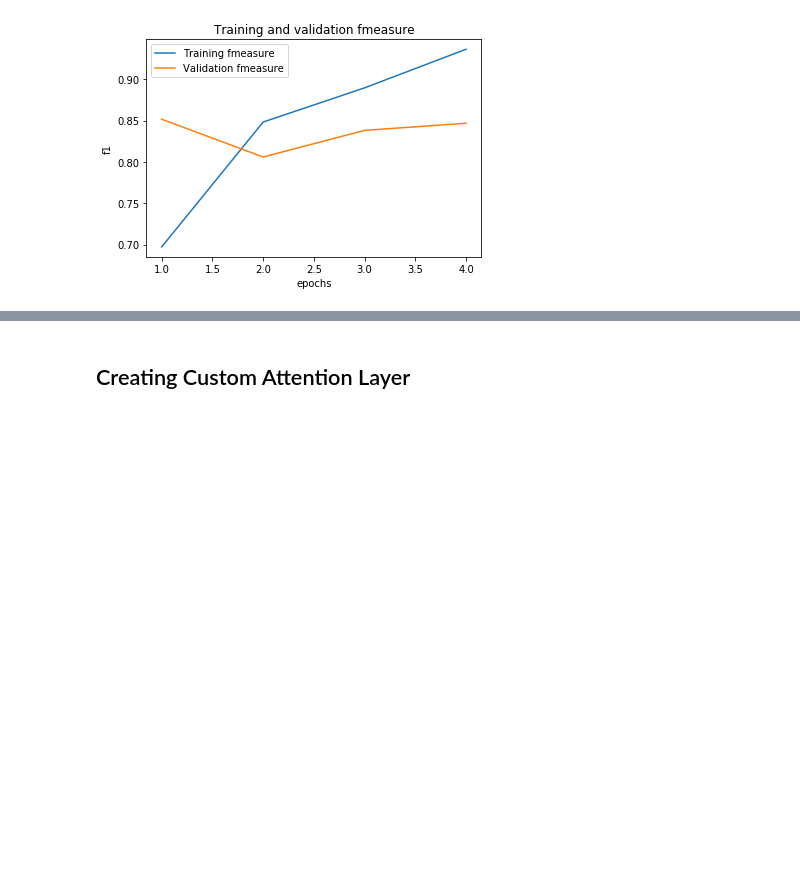
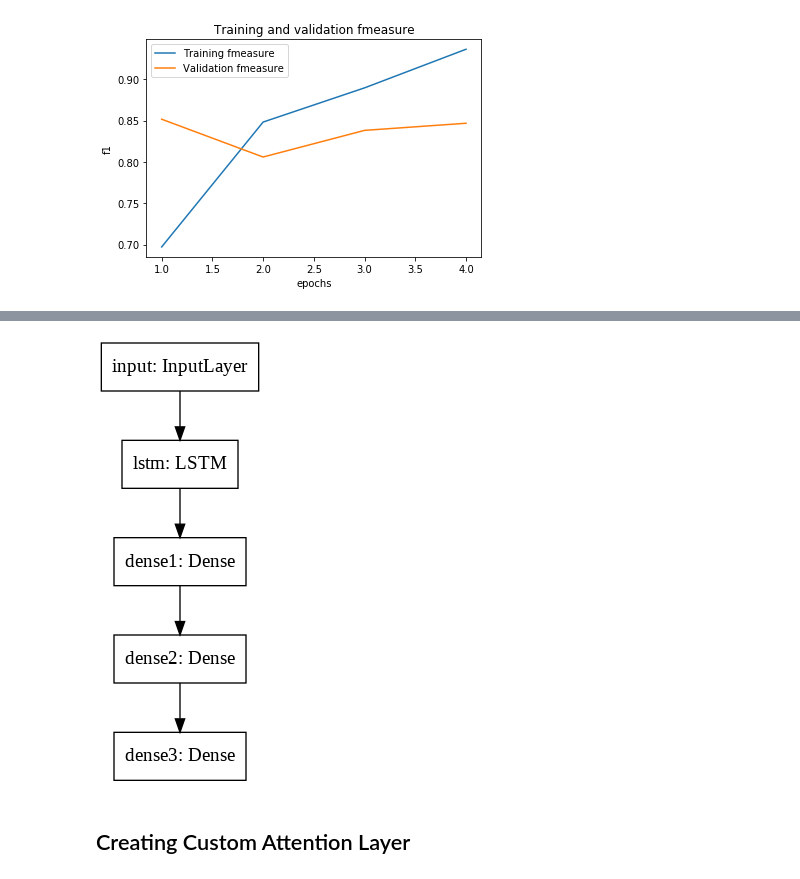
Before and after one commit to iamdsc/text_biasness_detection, a Jupyter notebook: text_biasness.ipynb, the cells around one changed output, grey strips where cells are left out. Saved outputs shown, nothing was run; the diff lists cells and outputs as text; code cells hidden in the pictures; blank space fills up the shorter version.

```diff
--- a/text_biasness.ipynb
+++ b/text_biasness.ipynb
@@ -329,3 +349,7 @@ plot_result(history)
+# %%
+plot_model(elmo_lstm, to_file='elmo_lstm.png')
+# %% [output]
+[figure, added]
 # %% [markdown]
 ## Creating Custom Attention Layer
 # %%
```
Also changed, not shown: parts of 17 cells of this notebook.
